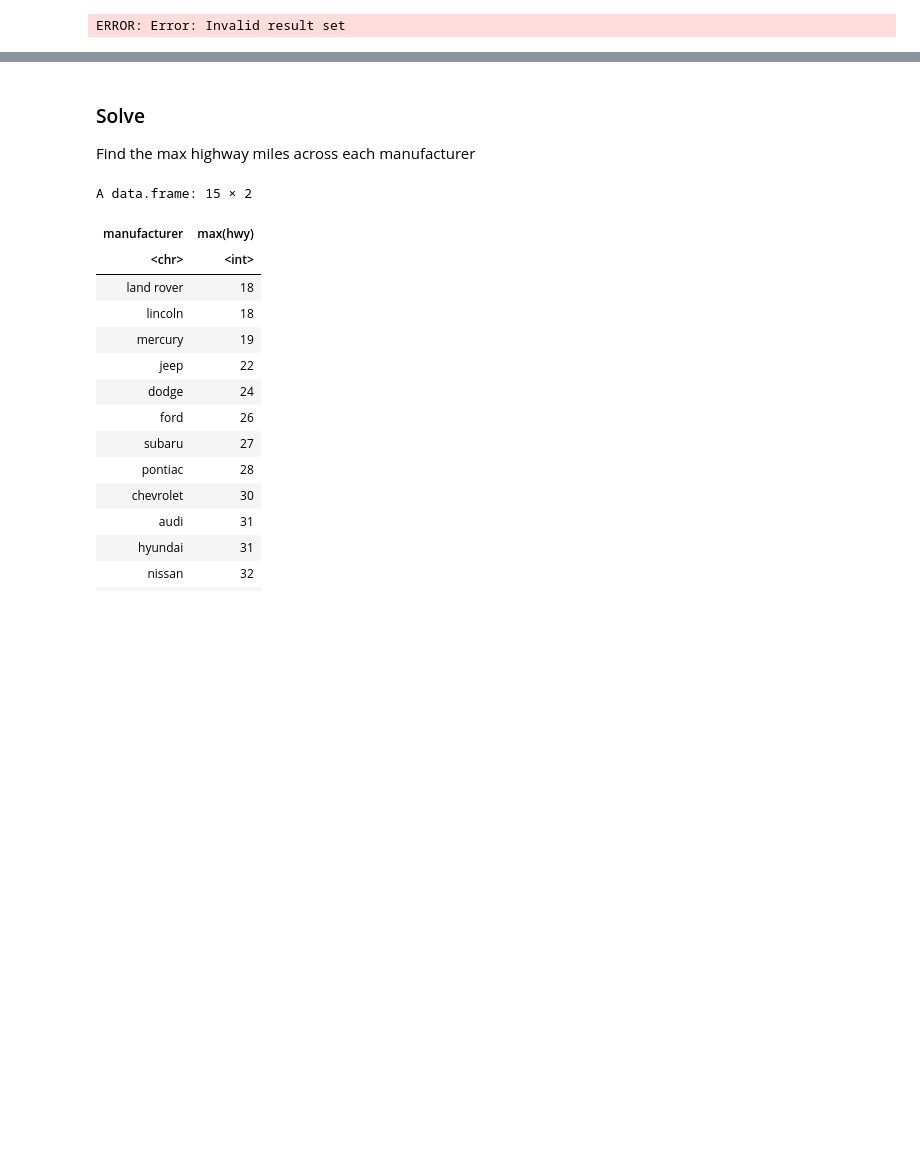
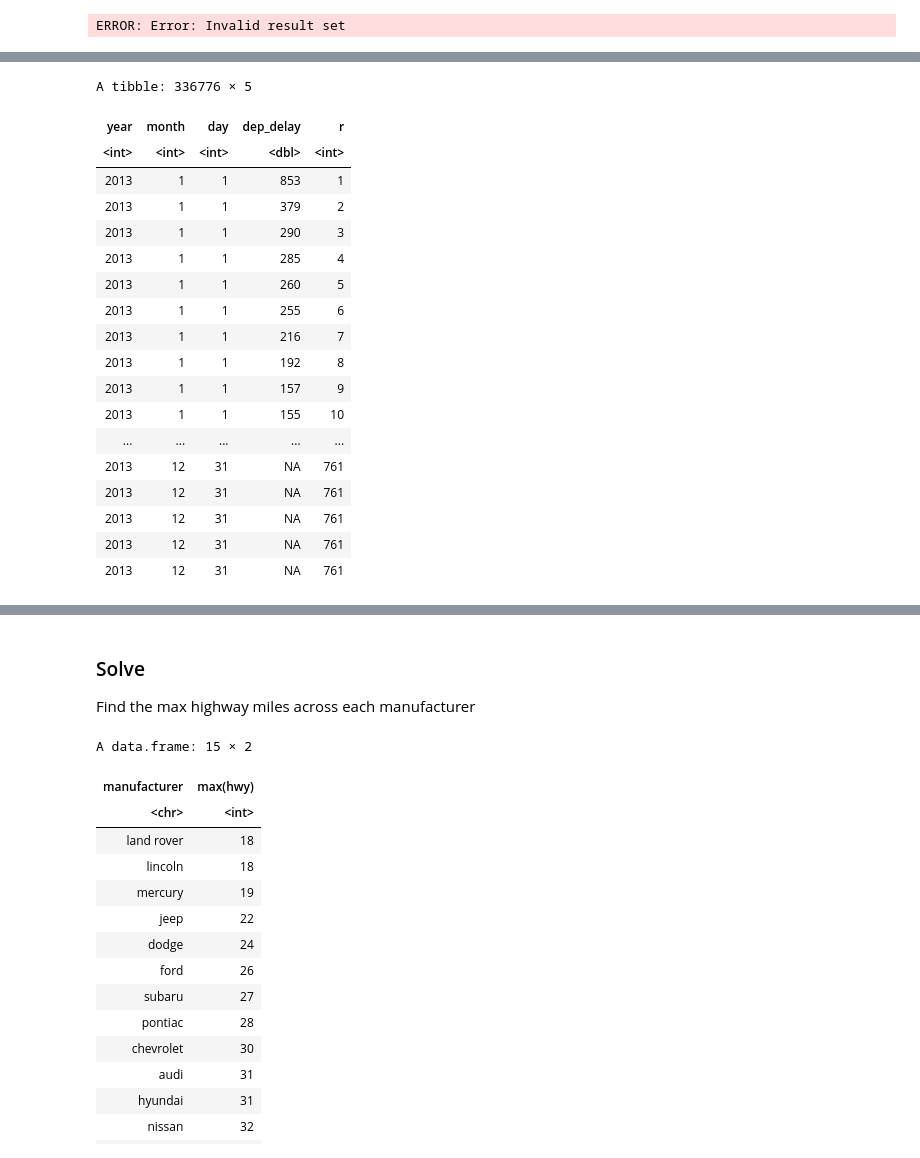
Before and after one commit to jravi123/stats306-w23, a Jupyter notebook: lectures/week6/lecture09.ipynb, the cells around one changed output, grey strips where cells are left out. Drawn from its saved outputs; the diff is of its cells as text; code cells hidden in the pictures; blank space fills up the shorter version.

```diff
--- a/lectures/week6/lecture09.ipynb
+++ b/lectures/week6/lecture09.ipynb
@@ -151,0 +454,30 @@ ERROR: Error: Invalid result set
+# %%
+# rank departure delay by day
+
+q('SELECT year, month, day, dep_delay, RANK() OVER (
+    PARTITION BY month, day
+    ORDER BY dep_delay DESC
+    ) r FROM flights')
+
+#flights %>% group_by(month, day) %>% mutate(r = min_rank(-dep_delay)) %>%
+#    select(month, day, dep_delay, r) %>% filter(r <= 2)
+# %% [output]
+A tibble: 336776 × 5
+| year | month | day | dep_delay | r |
+| <int> | <int> | <int> | <dbl> | <int> |
+| 2013 | 1 | 1 | 853 | 1 |
+| 2013 | 1 | 1 | 379 | 2 |
+| 2013 | 1 | 1 | 290 | 3 |
+| 2013 | 1 | 1 | 285 | 4 |
+| 2013 | 1 | 1 | 260 | 5 |
+| 2013 | 1 | 1 | 255 | 6 |
+| 2013 | 1 | 1 | 216 | 7 |
+| 2013 | 1 | 1 | 192 | 8 |
+| 2013 | 1 | 1 | 157 | 9 |
+| 2013 | 1 | 1 | 155 | 10 |
+| ... | ... | ... | ... | ... |
+| 2013 | 12 | 31 | NA | 761 |
+| 2013 | 12 | 31 | NA | 761 |
+| 2013 | 12 | 31 | NA | 761 |
+| 2013 | 12 | 31 | NA | 761 |
+| 2013 | 12 | 31 | NA | 761 |
```
Also changed, not shown: parts of 39 cells of this notebook.
